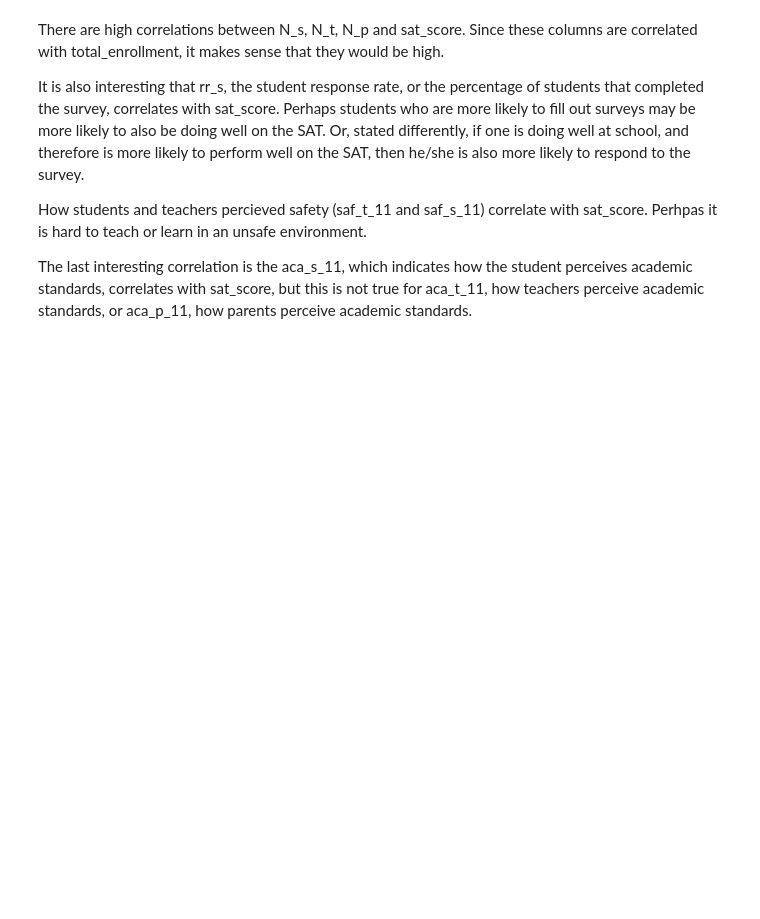
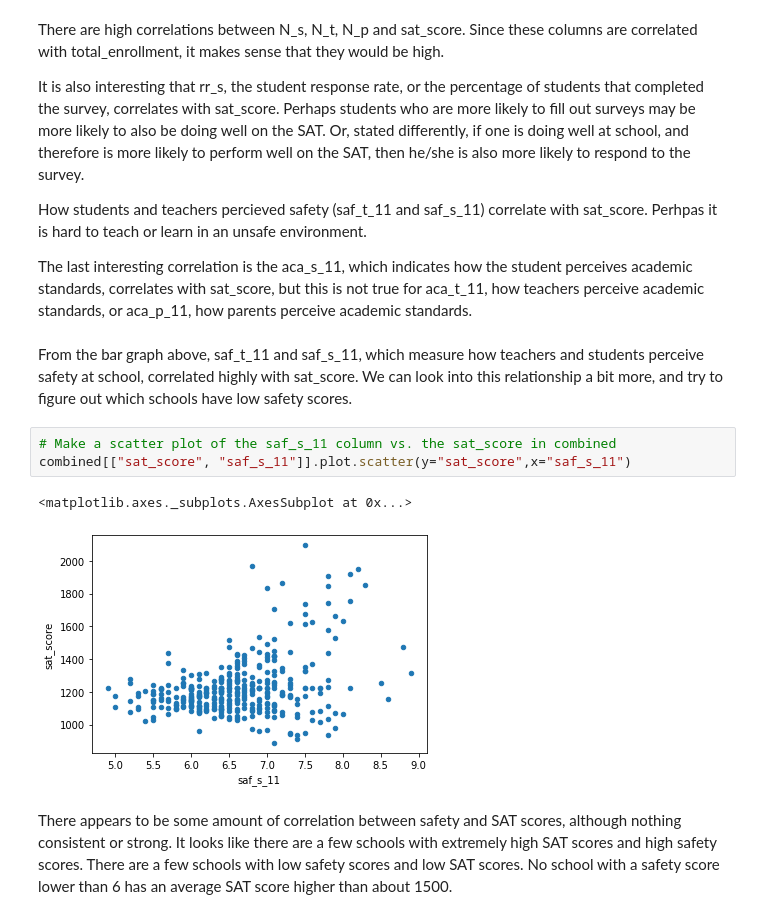
Before and after one commit to srinivasanprashant/NY-Schools-SAT-Data-Analysis, a Jupyter notebook: new-york-high-schools-SAT-analysis.ipynb, the cells around one changed output. Saved outputs shown, nothing was run; the diff lists cells and outputs as text; blank space fills up the shorter version.

Commit message:
Investigate safety scores with a scatter plot

```diff
--- a/new-york-high-schools-SAT-analysis.ipynb
+++ b/new-york-high-schools-SAT-analysis.ipynb
@@ -693,3 +698,13 @@ It is also interesting that rr_s, the student response rate, or the percentage o
 How students and teachers percieved safety (saf_t_11 and saf_s_11) correlate with sat_score. Perhpas it is hard to teach or learn in an unsafe environment.
 
 The last interesting correlation is the aca_s_11, which indicates how the student perceives academic standards, correlates with sat_score, but this is not true for aca_t_11, how teachers perceive academic standards, or aca_p_11, how parents perceive academic standards.
+# %% [markdown]
+From the bar graph above, saf_t_11 and saf_s_11, which measure how teachers and students perceive safety at school, correlated highly with sat_score. We can look into this relationship a bit more, and try to figure out which schools have low safety scores.
+# %%
+# Make a scatter plot of the saf_s_11 column vs. the sat_score in combined
+combined[["sat_score", "saf_s_11"]].plot.scatter(y="sat_score",x="saf_s_11")
+# %% [output]
+<matplotlib.axes._subplots.AxesSubplot at 0x...>
+[figure, added]
+# %% [markdown]
+There appears to be some amount of correlation between safety and SAT scores, although nothing consistent or strong.  It looks like there are a few schools with extremely high SAT scores and high safety scores. There are a few schools with low safety scores and low SAT scores. No school with a safety score lower than 6 has an average SAT score higher than about 1500.
```
Also changed, not shown: parts of 6 cells of this notebook.
